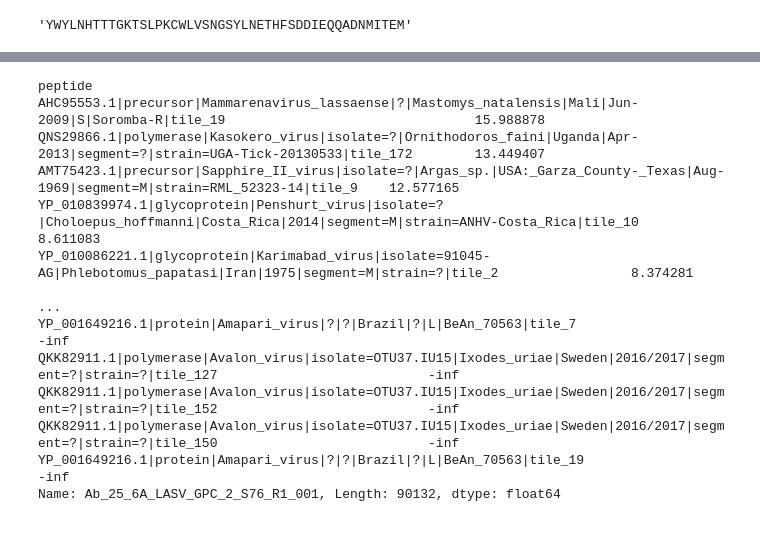
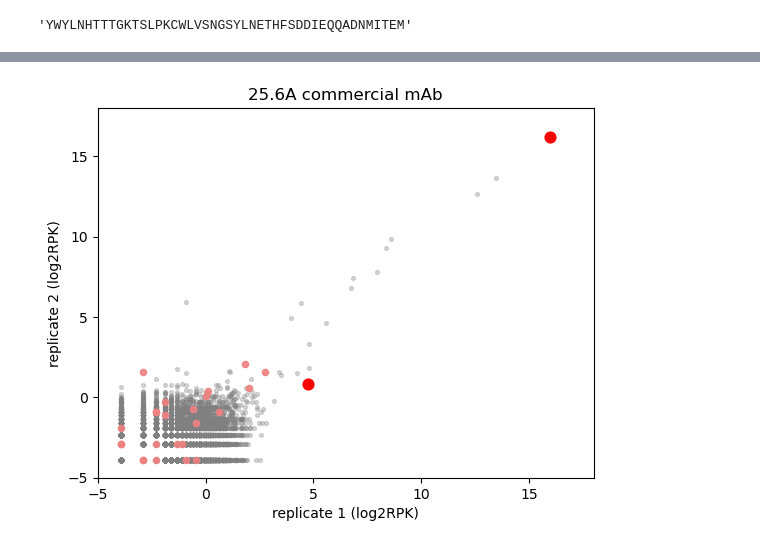
Before and after one commit to sporak577/lasv_phipseq_2026, a Jupyter notebook: mAb_PhIP-Seq/Analysis_mAb.ipynb, the cells around one changed output, grey strips where cells are left out. Cells and saved outputs as stored; diff of their text form; code cells hidden in the pictures.

```diff
--- a/mAb_PhIP-Seq/Analysis_mAb.ipynb
+++ b/mAb_PhIP-Seq/Analysis_mAb.ipynb
@@ -188,16 +147,47 @@ plt.show()
-# %%
-x.sort_values(ascending=False)
-# %% [output]
-peptide
-AHC95553.1|precursor|Mammarenavirus_lassaense|?|Mastomys_natalensis|Mali|Jun-2009|S|Soromba-R|tile_19                                15.988878
-QNS29866.1|polymerase|Kasokero_virus|isolate=?|Ornithodoros_faini|Uganda|Apr-2013|segment=?|strain=UGA-Tick-20130533|tile_172        13.449407
-AMT75423.1|precursor|Sapphire_II_virus|isolate=?|Argas_sp.|USA:_Garza_County-_Texas|Aug-1969|segment=M|strain=RML_52323-14|tile_9    12.577165
-YP_010839974.1|glycoprotein|Penshurt_virus|isolate=?|Choloepus_hoffmanni|Costa_Rica|2014|segment=M|strain=ANHV-Costa_Rica|tile_10     8.611083
-YP_010086221.1|glycoprotein|Karimabad_virus|isolate=91045-AG|Phlebotomus_papatasi|Iran|1975|segment=M|strain=?|tile_2                 8.374281
-                                                                                                                                       ...
-YP_001649216.1|protein|Amapari_virus|?|?|Brazil|?|L|BeAn_70563|tile_7                                                                     -inf
-QKK82911.1|polymerase|Avalon_virus|isolate=OTU37.IU15|Ixodes_uriae|Sweden|2016/2017|segment=?|strain=?|tile_127                           -inf
-QKK82911.1|polymerase|Avalon_virus|isolate=OTU37.IU15|Ixodes_uriae|Sweden|2016/2017|segment=?|strain=?|tile_152                           -inf
-QKK82911.1|polymerase|Avalon_virus|isolate=OTU37.IU15|Ixodes_uriae|Sweden|2016/2017|segment=?|strain=?|tile_150                           -inf
-YP_001649216.1|protein|Amapari_virus|?|?|Brazil|?|L|BeAn_70563|tile_19                                                                    -inf
-Name: Ab_25_6A_LASV_GPC_2_S76_R1_001, Length: 90132, dtype: float64
+# %%
+x = np.log2(Ab_256A.iloc[:, 0])
+y = np.log2(Ab_256A.iloc[:, 1])
+
+is_lasv = Ab_256A.index.isin(meta_lasv.index)
+is_target = Ab_256A.index.isin([target1, target2])
+
+# All non-LASV peptides
+plt.scatter(
+    x[~is_lasv],
+    y[~is_lasv],
+    color='grey',
+    s=8,
+    alpha=0.3,
+    zorder=1
+)
+
+# LASV peptides
+plt.scatter(
+    x[is_lasv & ~is_target],
+    y[is_lasv & ~is_target],
+    color='lightcoral',
+    s=20,
+    alpha=0.9,
+    zorder=2
+)
+
+# Two highlighted peptides
+plt.scatter(
+    x[is_target],
+    y[is_target],
+    color='red',
+    s=60,
+    zorder=3
+)
+
+plt.xlabel('replicate 1 (log2RPK)')
+plt.ylabel('replicate 2 (log2RPK)')
+plt.title('25.6A commercial mAb')
+
+plt.xlim(-5, 18)
+plt.ylim(-5, 18)
+
+plt.savefig('25.6A_corr.svg', format='svg', bbox_inches='tight')
+plt.show()
+# %% [output]
+[figure, added]
```
Also changed, not shown: parts of 13 cells of this notebook, 8 other files.
